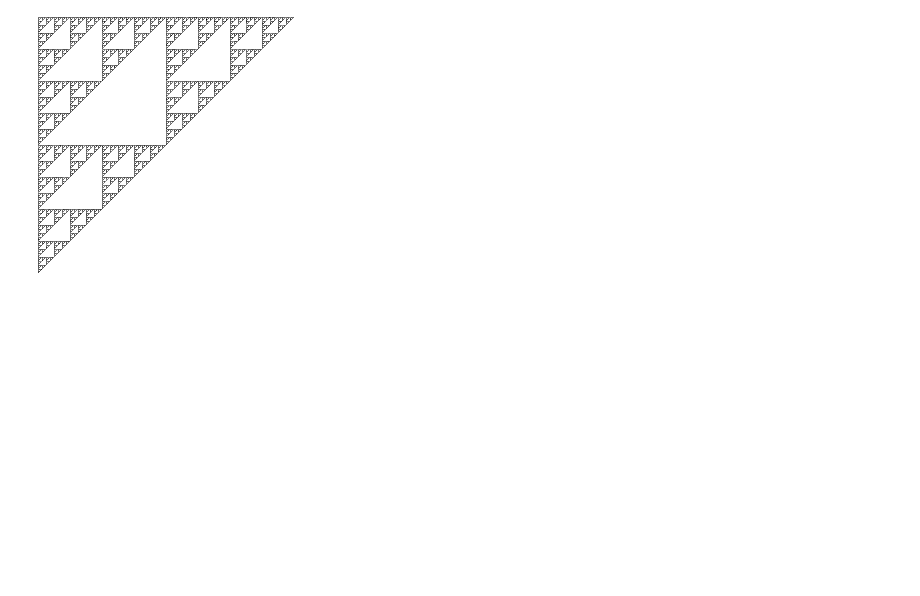
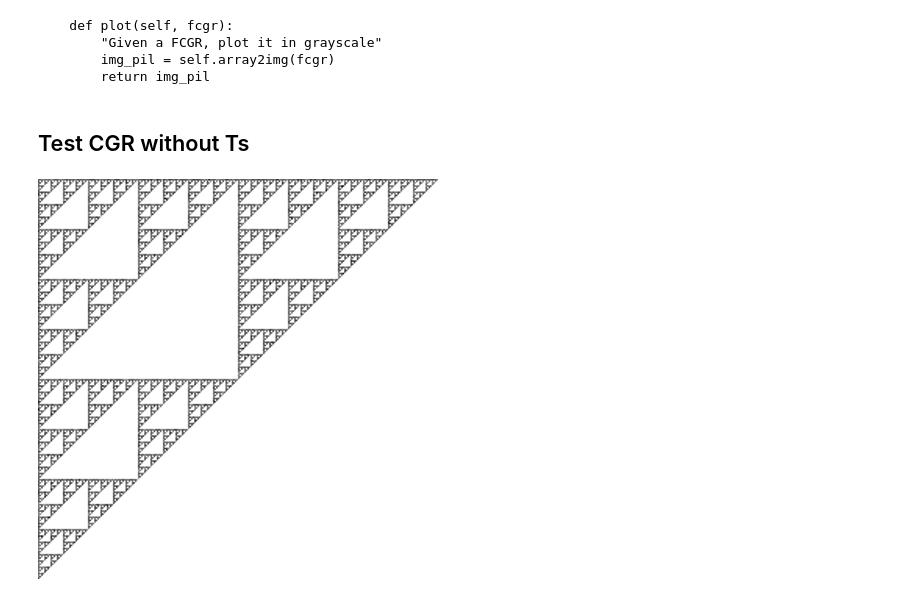
Before and after one commit to Ethan-Hetrick/CX4803-MLB-final-project-Spring-2025, a Jupyter notebook: bin/FCGR_test.ipynb, the cells around one changed output. Saved outputs shown, nothing was run; the diff lists cells and outputs as text; code cells hidden in the pictures; blank space fills up the shorter version.

Commit message:
created example fcgrs

```diff
--- a/bin/FCGR_test.ipynb
+++ b/bin/FCGR_test.ipynb
@@ -26,10 +28,21 @@ from complexcgr import FCGRKmc
+# %%
+print(inspect.getsource(fcgr.plot))
+# %% [output]
+    def plot(self, fcgr):
+        "Given a FCGR, plot it in grayscale"
+        img_pil = self.array2img(fcgr)
+        return img_pil
+# %% [markdown]
+## Test CGR without Ts
 # %%
 # set the k-mer
 fcgr = FCGR(k=8) # (256x256) array
 
 # Generate a random sequence without T's
 seq = "".join(random.choice("ACG") for _ in range(300_000))
 chaos = fcgr(seq) # an array with the frequencies of each k-mer
-fcgr.plot(chaos)
+img = fcgr.plot(chaos).resize((400, 400))
+img.save("../figures/CGR-no-T.png")
+img
 # %% [output]
-[figure, old version]
+[figure, new version]
```
Also changed, not shown: parts of 7 cells of this notebook, 17 other files.
